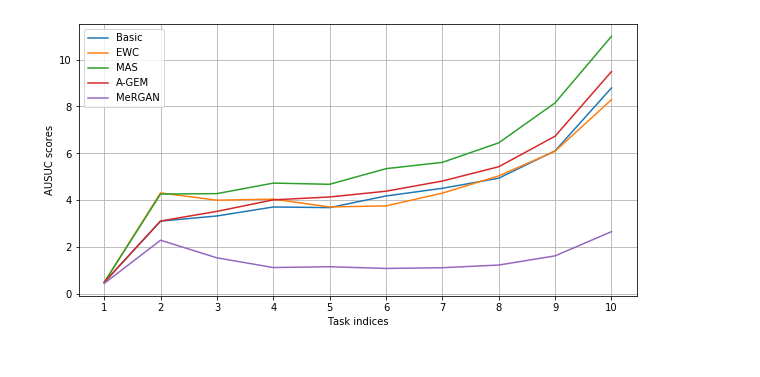
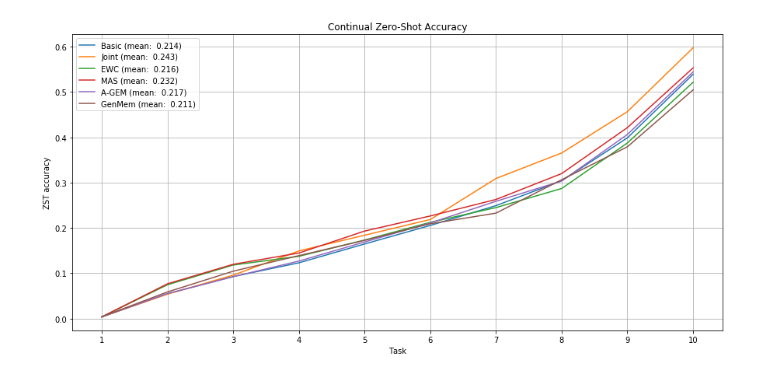
Before and after one commit to universome/class-norm, a Jupyter notebook: notebooks/visualization.ipynb, the cells around one changed output. Saved outputs shown, nothing was run; the diff lists cells and outputs as text; code cells hidden in the pictures.

Commit message:
feat: visualizations

```diff
--- a/notebooks/visualization.ipynb
+++ b/notebooks/visualization.ipynb
@@ -164,44 +0,0 @@ def compute_joined_ausuc_history(logits_history: List[List[List[float]]], target
-# %%
-from tqdm import tqdm
-
-plt.figure(figsize=(10, 5))
-all_ausuc_histories = []
-task_indices = np.arange(1, 11)
-
-for method in methods:
-    curr_ausuc_histories = []
-
-    for hpo_exp_key, hpo_exp_value in hpo_exps[method]:
-        curr_hpo_idx = [i for i, c in enumerate(configs[method]) if c.get(hpo_exp_key) == hpo_exp_value]
-        random_seeds = [configs[method][i].random_seed for i in curr_hpo_idx]
-        curr_logits = [logits[method][i] for i in curr_hpo_idx]
-        curr_targets = [load_labels(s) for s in random_seeds]
-        curr_class_splits = [class_splits[method][i] for i in curr_hpo_idx]
-
-        ausuc_histories = [compute_joined_ausuc_history(ls, trg, cs) for ls, trg, cs in zip(curr_logits, curr_targets, curr_class_splits)]
-        ausuc_histories = np.array(ausuc_histories)
-        all_ausuc_histories.append(ausuc_histories)
-        curr_ausuc_histories.append(ausuc_histories.mean(axis=0))
-
-        #plt.plot(task_indices, ausuc_histories.mean(0), label=f'{method} ({hpo_exp_key}: {hpo_exp_value})')
-
-    best_idx = np.array(curr_ausuc_histories)[:, -1].argmax()
-    plt.plot(task_indices, curr_ausuc_histories[best_idx], label=f'{method}')
-
-plt.legend()
-plt.ylabel('AUSUC scores')
-plt.xlabel('Task indices')
-plt.xticks(task_indices)
-plt.grid()
-# %% [output]
-[figure, removed]
-# %%
-method = 'A-GEM'
-hpo_exp_key = 'hp.optim_kwargs.lr'
-hpo_exp_value = 0.03
-curr_hpo_idx = [i for i, c in enumerate(configs[method]) if c.get(hpo_exp_key) == hpo_exp_value]
-random_seeds = [configs[method][i].random_seed for i in curr_hpo_idx]
-curr_logits = [logits[method][i] for i in curr_hpo_idx]
-curr_targets = [load_labels(s) for s in random_seeds]
-curr_class_splits = [class_splits[method][i] for i in curr_hpo_idx]
-accs_matrix = compute_individual_zst_accs_matrix(curr_logits[0][:-1], curr_targets[0], curr_class_splits[0])
@@ -239,0 +22,31 @@ def compute_ausuc_matrix(logits_history: np.ndarray, targets: List[int], class_s
+# %%
+experiments_dir = '../experiments'
+find_exps = lambda prefix: [e for e in os.listdir(experiments_dir) if e.startswith(prefix)]
+methods = ['Basic', 'Joint', 'EWC', 'MAS', 'A-GEM', 'GenMem']
+prefixes = ['basic', 'joint', 'ewc', 'mas', 'agem', 'genmem']
+exps = {m: find_exps(p) for m, p in zip(methods, prefixes)}
+tasks = np.arange(1, 11)
+
+# exps = {m: [e for e in exps[m] if os.path.exists(f'{experiments_dir}/{e}/custom_data/logits_history.npy')] for m in exps}
+# exps = {m: [e for e in exps[m] if os.path.exists(f'{experiments_dir}/{e}/custom_data/targets.npy')] for m in exps}
+# exps = {m: [e for e in exps[m] if os.path.exists(f'{experiments_dir}/{e}/custom_data/class_splits.npy')] for m in exps}
+
+logits_histories = {m: [np.load(f'{experiments_dir}/{e}/custom_data/logits_history.npy') for e in exps[m]] for m in exps}
+targets = {m: [np.load(f'{experiments_dir}/{e}/custom_data/targets.npy') for e in exps[m]] for m in exps}
+class_splits = {m: [np.load(f'{experiments_dir}/{e}/custom_data/class_splits.npy') for e in exps[m]] for m in exps}
+# %%
+plt.figure(figsize=(15, 7))
+plt.title('Continual Zero-Shot Accuracy')
+
+for method in methods:
+    values = [compute_joined_zst_acc_history(l, t, c) for l, t, c in zip(logits_histories[method], targets[method], class_splits[method])]
+    values_avg = np.array(values).mean(0)
+    plt.plot(tasks, values_avg, label=f'{method} (mean: {values_avg.mean(): .3f})')
+
+plt.legend()
+plt.xlabel('Task')
+plt.ylabel('ZST accuracy')
+plt.xticks(tasks)
+plt.grid()
+# %% [output]
+[figure, added]
```
Also changed, not shown: parts of 15 cells of this notebook, 1 other file.
